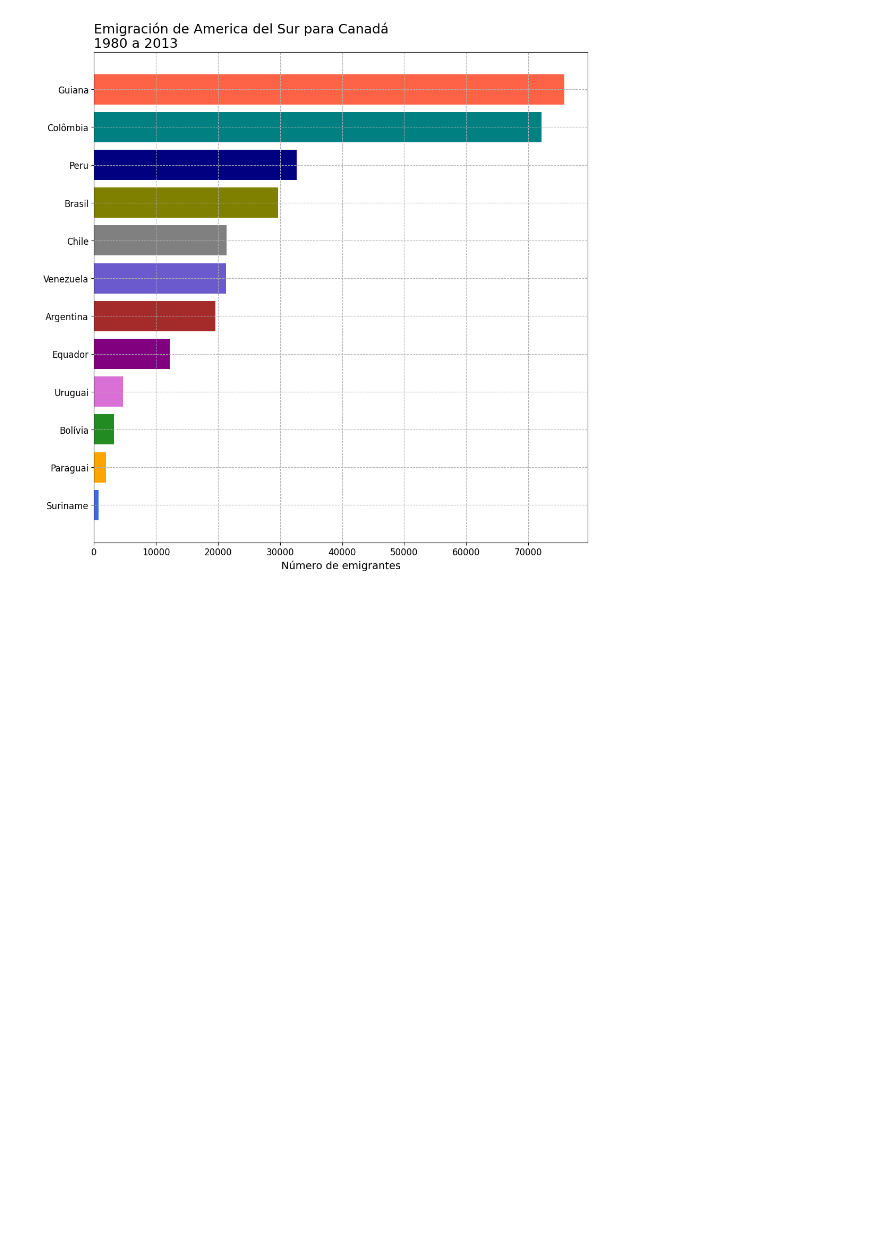
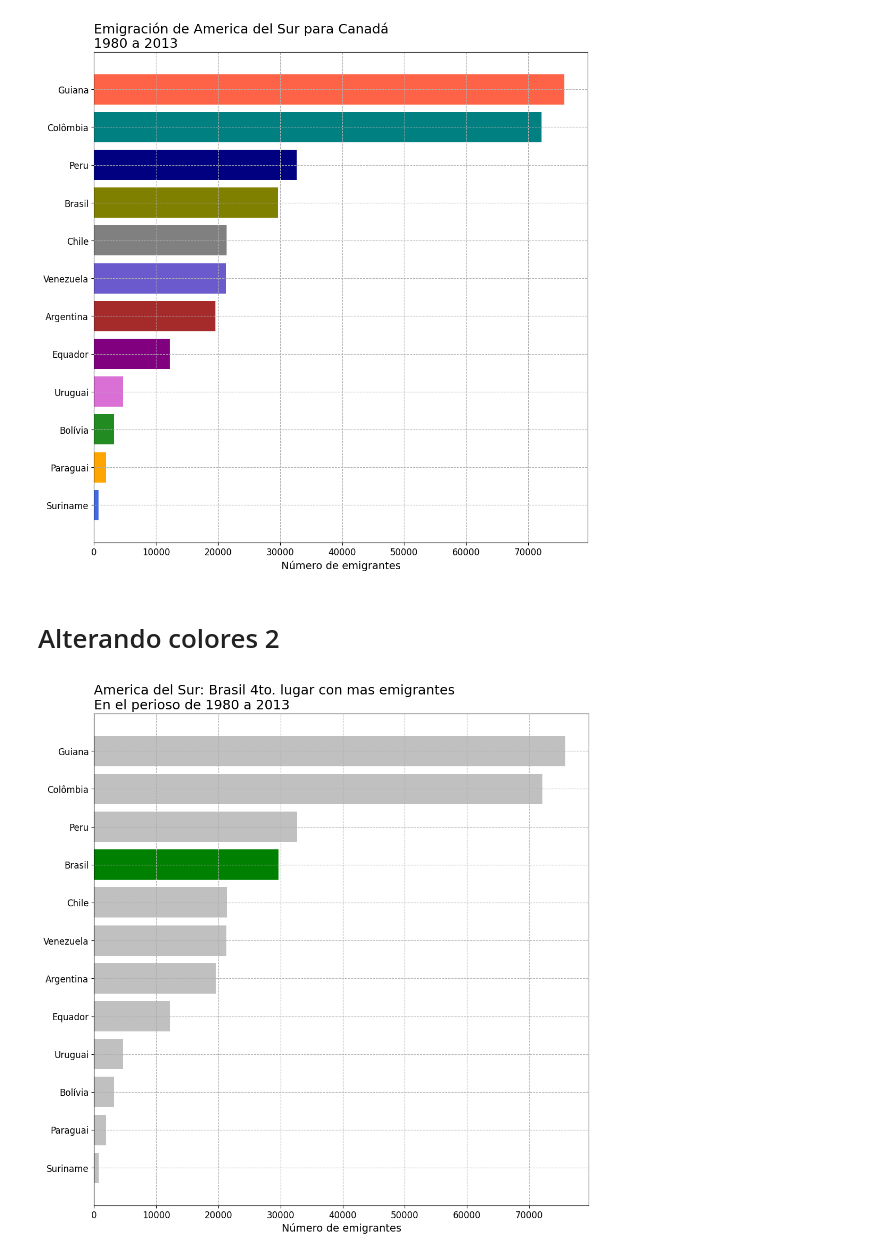
Before and after one commit to ygor-github/data_visualization, a Jupyter notebook: Aula.ipynb, the cells around one changed output. Cells and saved outputs as stored; diff of their text form; code cells hidden in the pictures; blank space fills up the shorter version.

```diff
--- a/Aula.ipynb
+++ b/Aula.ipynb
@@ -532,3 +532,24 @@ ax.grid(linestyle='--')
 plt.show()
 # %% [output]
 [figure]
+# %% [markdown]
+# Alterando colores 2
+# %%
+colores = []
+for pais in america_sur.index:
+    if pais == "Brasil":
+        colores.append("green")
+    else:
+        colores.append("silver")
+
+fig, ax = plt.subplots(figsize=(12,12))
+ax.barh(america_sur.index, america_sur['Total'], color=colores)
+ax.set_title('America del Sur: Brasil 4to. lugar con mas emigrantes\nEn el periodo de 1980 a 2013', loc='left', fontsize=18)
+ax.set_ylabel('')
+ax.set_xlabel('Número de emigrantes', fontsize=14)
+ax.xaxis.set_tick_params(labelsize=12)
+ax.yaxis.set_tick_params(labelsize=12)
+ax.grid(linestyle='--')
+plt.show()
+# %% [output]
+[figure, added]
```
Also changed, not shown: parts of 14 cells of this notebook.
